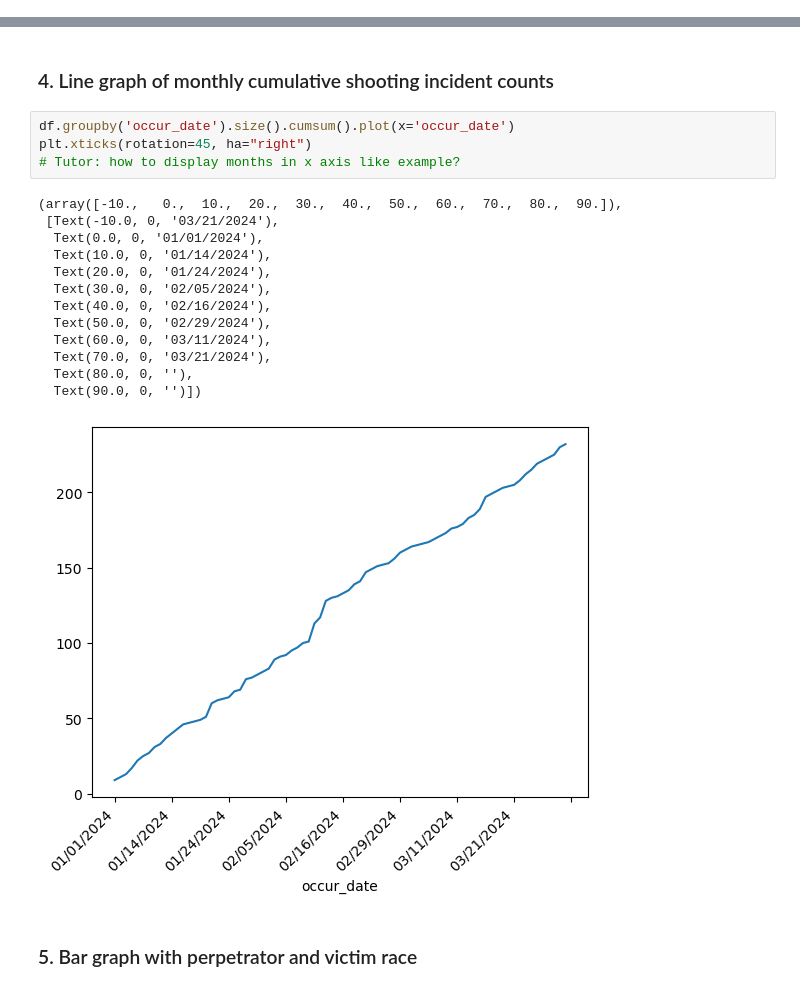
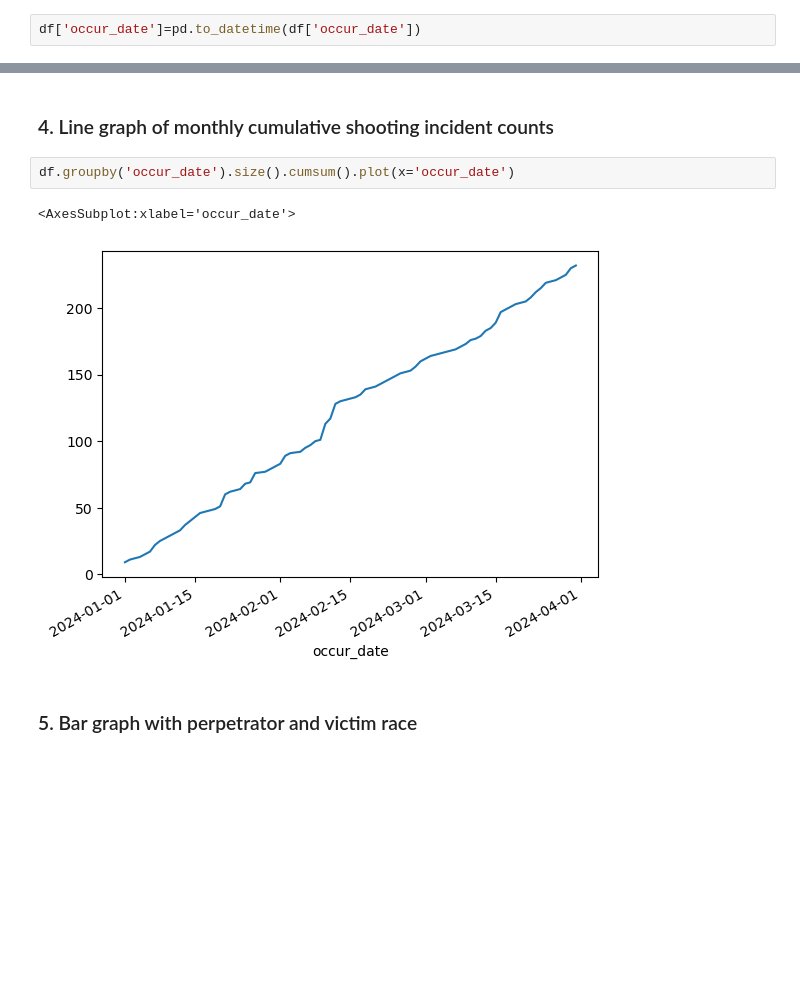
Before and after one commit to dbdesign-students-spring2024/8-pandas-exploration-SkyeJayleen, a Jupyter notebook: analysis.ipynb, the cells around one changed output, grey strips where cells are left out. Drawn from its saved outputs; the diff is of its cells as text; blank space fills up the shorter version.

```diff
--- a/analysis.ipynb
+++ b/analysis.ipynb
@@ -225,0 +230,2 @@ df.head()
+# %%
+df['occur_date']=pd.to_datetime(df['occur_date'])
@@ -414,22 +430,9 @@ bronxageorderdf.plot.bar(x = 'perp_age_group',y = 'count')
 ### 4. Line graph of monthly cumulative shooting incident counts
 # %%
 df.groupby('occur_date').size().cumsum().plot(x='occur_date')
-plt.xticks(rotation=45, ha="right")
-# Tutor: how to display months in x axis like example?
 # %% [output]
-(array([-10.,   0.,  10.,  20.,  30.,  40.,  50.,  60.,  70.,  80.,  90.]),
- [Text(-10.0, 0, '03/21/2024'),
-  Text(0.0, 0, '01/01/2024'),
-  Text(10.0, 0, '01/14/2024'),
-  Text(20.0, 0, '01/24/2024'),
-  Text(30.0, 0, '02/05/2024'),
-  Text(40.0, 0, '02/16/2024'),
-  Text(50.0, 0, '02/29/2024'),
-  Text(60.0, 0, '03/11/2024'),
-  Text(70.0, 0, '03/21/2024'),
-  Text(80.0, 0, ''),
-  Text(90.0, 0, '')])
+<AxesSubplot:xlabel='occur_date'>
-[figure, old version]
+[figure, new version]
 # %% [markdown]
 ### 5. Bar graph with perpetrator and victim race
 # %% [markdown]
```
Also changed, not shown: parts of 10 cells of this notebook.
